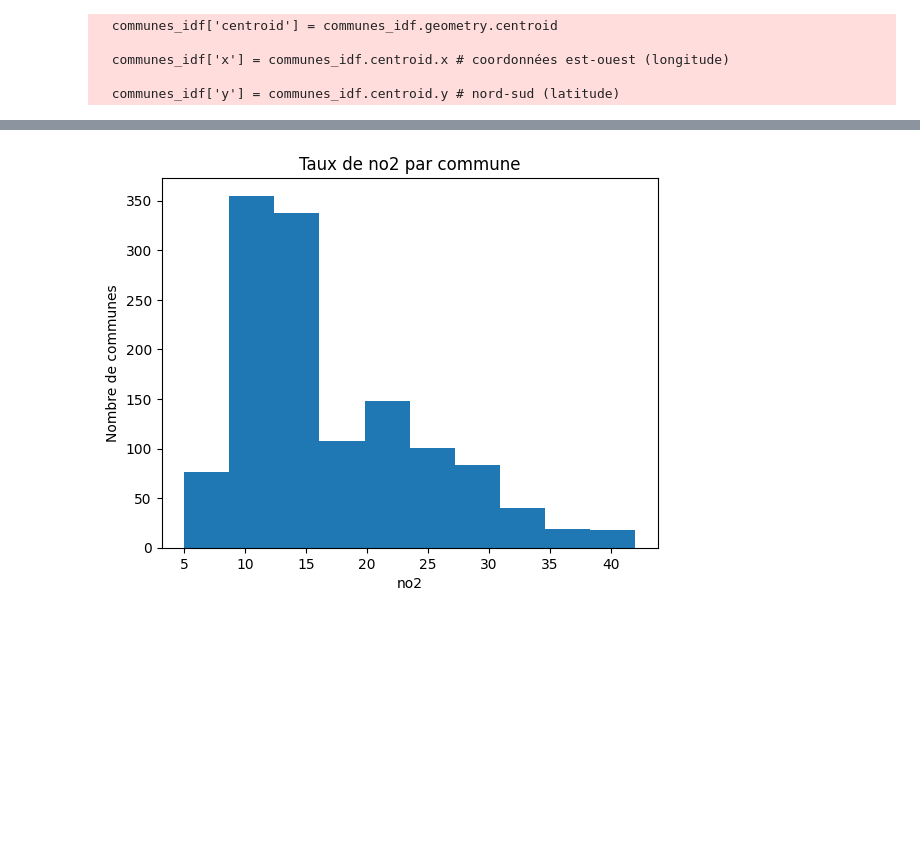
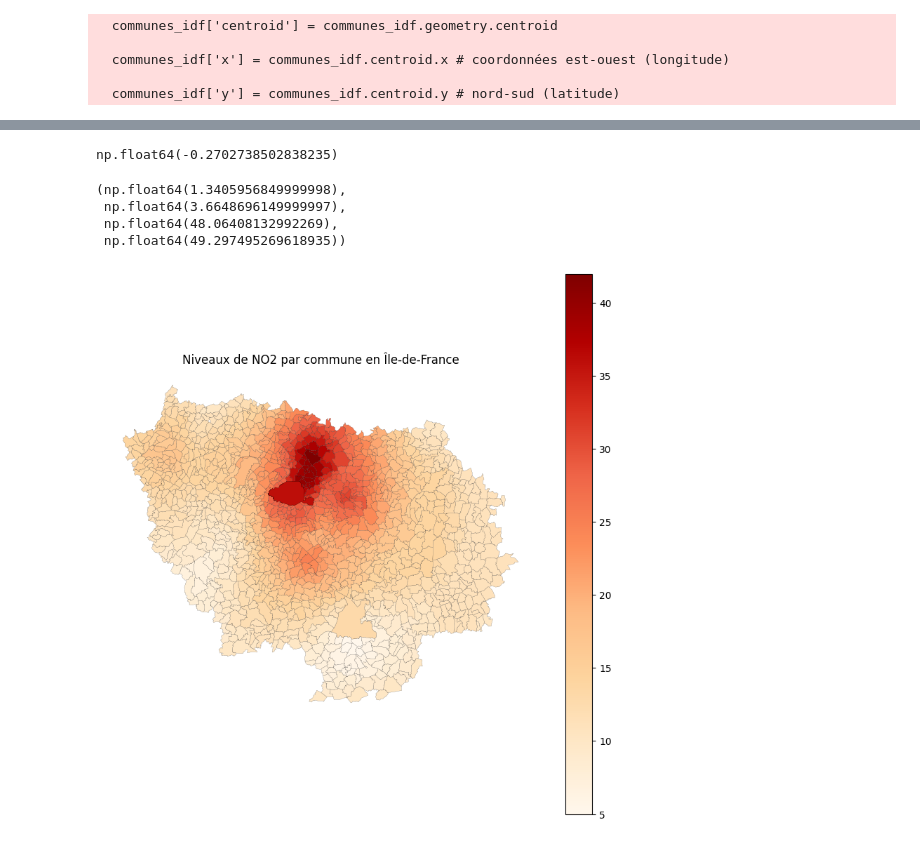
Before and after one commit to aurelianmoge/Projet-Python---ENSAE-2025, a Jupyter notebook: FICHIER PROPRE.ipynb, the cells around one changed output, grey strips where cells are left out. Drawn from its saved outputs; the diff is of its cells as text; code cells hidden in the pictures; blank space fills up the shorter version.

```diff
--- a/FICHIER PROPRE.ipynb
+++ b/FICHIER PROPRE.ipynb
@@ -390,6 +390,12 @@ communes_idf_short = communes_idf_short[["insee", "nom", "departement", "surf_ha
 'TP6021', 'MED21', 'SNEMM_23', 'P22_POP',
 "Polluee", "rejets_isoles", "nb_etablissements_isoles", "rejets_raccordes", "nb_etablissements_raccordes", "rejets_tot", "nb_etablissements_tot",
 "no2", "o3", "pm10"]]
+# %%
+## Nettoyage
+
+# On nettoie le revenu médian en supprimant les (15) lignes non renseignées
+communes_idf_short[communes_idf_short['MED21'] == 's']
+communes_idf_short = communes_idf_short[communes_idf_short['MED21'] != 's']
 # %%
 ####################################################
 ####### PARTIE 3 : STATISTIQUES DESCRIPTIVES #######
@@ -420,13 +403,17 @@ plt.show()
-# %%
-# Histogramme des valeurs prises par la pollution de l'air (pm10)
-
-plt.hist(communes_idf["no2"])
-plt.xlabel("no2")
-plt.ylabel("Nombre de communes")
-plt.title("Taux de no2 par commune")
-plt.show()
-# %% [output]
-[figure, removed]
+# %%
+#### Quelques corrélations
+
+# Avec le revenu médian
+communes_idf_short["pm10"].corr(communes_idf_short["MED21"])
+communes_idf_short["o3"].corr(communes_idf_short["MED21"])
+communes_idf_short["no2"].corr(communes_idf_short["MED21"])
+
+# Avec la taille de la commune
+communes_idf_short["pm10"].corr(communes_idf_short["P22_POP"])
+communes_idf_short["o3"].corr(communes_idf_short["P22_POP"])
+communes_idf_short["no2"].corr(communes_idf_short["P22_POP"])
+# %% [output]
+np.float64(-0.2702738502838235)
 # %%
 ##############################################
 ########## PARTIE 4 : VISUALISATIONS #########
@@ -433,0 +424,46 @@ plt.show()
+# %%
+# NO2
+fig, ax = plt.subplots(figsize=(10, 10))
+communes_idf_short.plot(
+    column="no2",
+    legend=True,
+    cmap="OrRd",  # rouge / orange
+    ax=ax,
+    edgecolor="black",
+    linewidth=0.1
+)
+ax.set_title("Niveaux de NO2 par commune en Île-de-France")
+ax.axis("off")
+
+# 03
+fig, ax = plt.subplots(figsize=(10, 10))
+communes_idf_short.plot(
+    column="o3",
+    legend=True,
+    cmap="OrRd",  # rouge / orange
+    ax=ax,
+    edgecolor="black",
+    linewidth=0.1
+)
+ax.set_title("Niveaux d'O3 par commune en Île-de-France")
+ax.axis("off")
+
+
+fig, ax = plt.subplots(figsize=(10, 10))
+communes_idf_short.plot(
+    column="pm10",
+    legend=True,
+    cmap="OrRd",  # rouge / orange
+    ax=ax,
+    edgecolor="black",
+    linewidth=0.1
+)
+
+ax.set_title("Niveaux de PM10 par commune en Île-de-France")
+ax.axis("off")
+# %% [output]
+(np.float64(1.3405956849999998),
+ np.float64(3.6648696149999997),
+ np.float64(48.06408132992269),
+ np.float64(49.297495269618935))
+[figure, added]
```
Also changed, not shown: parts of 6 cells of this notebook.
